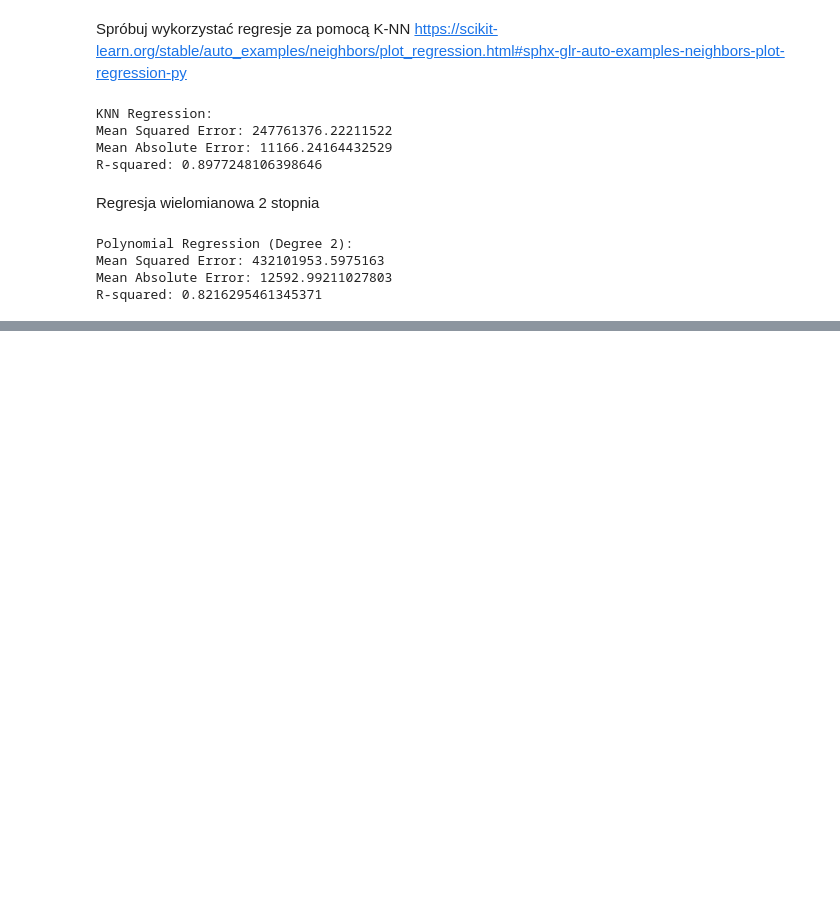
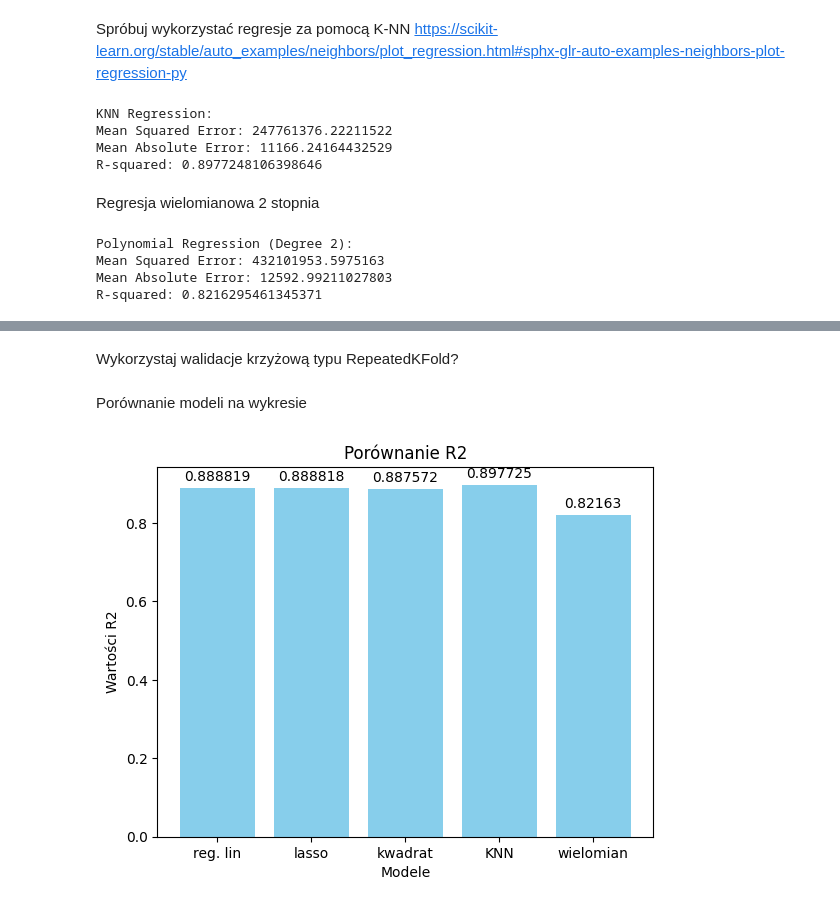
Before and after one commit to KrzysztofDrobnik/lecture1, a Jupyter notebook: PUM5_regresjanieliniowa.ipynb, the cells around one changed output, grey strips where cells are left out. Cells and saved outputs as stored; diff of their text form; code cells hidden in the pictures; blank space fills up the shorter version.

```diff
--- a/PUM5_regresjanieliniowa.ipynb
+++ b/PUM5_regresjanieliniowa.ipynb
@@ -137,9 +136,9 @@ lasso_regression = Lasso(alpha=1.0, fit_intercept=True, precompute=False, copy_X
 lasso_regression.fit(X_train, y_train)
 
 y_pred = lasso_regression.predict(X_test)
-mse = mean_squared_error(y_test, y_pred)
-mae = mean_absolute_error(y_test, y_pred)
-r2 = r2_score(y_test, y_pred)
+mse_lasso = mean_squared_error(y_test, y_pred)
+mae_lasso = mean_absolute_error(y_test, y_pred)
+r2_lasso = r2_score(y_test, y_pred)
 
 coef = linear_regression.coef_
 intercept = linear_regression.intercept_
@@ -150,9 +149,9 @@ job = coef[3]
 years = coef[4]
 print(f"Model ma postać: Y = age*{age} + gedner*{gender} + education*{edu} + job title*{job} + experience*{years} + {intercept}")
 
-print("Mean Squared Error:", mse)
-print("Mean Absolute Error:", mae)
-print("R-squared:", r2)
+print("Mean Squared Error:", mse_lasso)
+print("Mean Absolute Error:", mae_lasso)
+print("R-squared:", r2_lasso)
 # %% [output]
 Model ma postać: Y = age*3352.8783199155787 + gedner*6505.179577813024 + education*13695.97444713433 + job title*34.4109189709543 + experience*2365.555051005106 + -62874.171054994615
 Mean Squared Error: 269337775.29624027
@@ -173,9 +172,9 @@ linear_regression.fit(X_train, y_train)
 
 y_pred = linear_regression.predict(X_test)
 
-mse = mean_squared_error(y_test, y_pred)
-mae = mean_absolute_error(y_test, y_pred)
-r2 = r2_score(y_test, y_pred)
+mse_kwadrat = mean_squared_error(y_test, y_pred)
+mae_kwadrat = mean_absolute_error(y_test, y_pred)
+r2_kwadrat = r2_score(y_test, y_pred)
 
 coef = linear_regression.coef_
 intercept = linear_regression.intercept_
@@ -187,9 +186,9 @@ years = coef[4]
 job_2 = coef[5]
 print(f"Model ma postać: Y = age*{age} + gedner*{gender} + education*{edu} + job title*{job} + experience*{years} + job_2*{job_2}+ {intercept}")
 
-print("Mean Squared Error:", mse)
-print("Mean Absolute Error:", mae)
-print("R-squared:", r2)
+print("Mean Squared Error:", mse_kwadrat)
+print("Mean Absolute Error:", mae_kwadrat)
+print("R-squared:", r2_kwadrat)
 # %% [output]
 Model ma postać: Y = age*3218.4025222834675 + gedner*6674.699654631246 + education*13759.18545888481 + job title*23.458813797937637 + experience*3084.7318131937336 + job_2*-25.621019119500488+ -60544. ...
 Mean Squared Error: 272356707.37663
@@ -331,0 +258,20 @@ Average R-squared: 0.8949777924689158
+# %% [markdown]
+Wykorzystaj walidacje krzyżową typu RepeatedKFold?
+# %% [markdown]
+Porównanie modeli na wykresie
+# %%
+
+labels = ['reg. lin', 'lasso', 'kwadrat', 'KNN', 'wielomian']
+values = [r2_zwykla_regresja, r2_lasso, r2_kwadrat, r2_knn, r2_poly]
+
+bars = plt.bar(labels, values, color='skyblue')
+plt.bar_label(bars, padding=3)
+
+
+plt.title('Porównanie R2')
+plt.xlabel('Modele')
+plt.ylabel('Wartości R2')
+
+plt.show()
+# %% [output]
+[figure, added]
```
Also changed, not shown: parts of 6 cells of this notebook.
